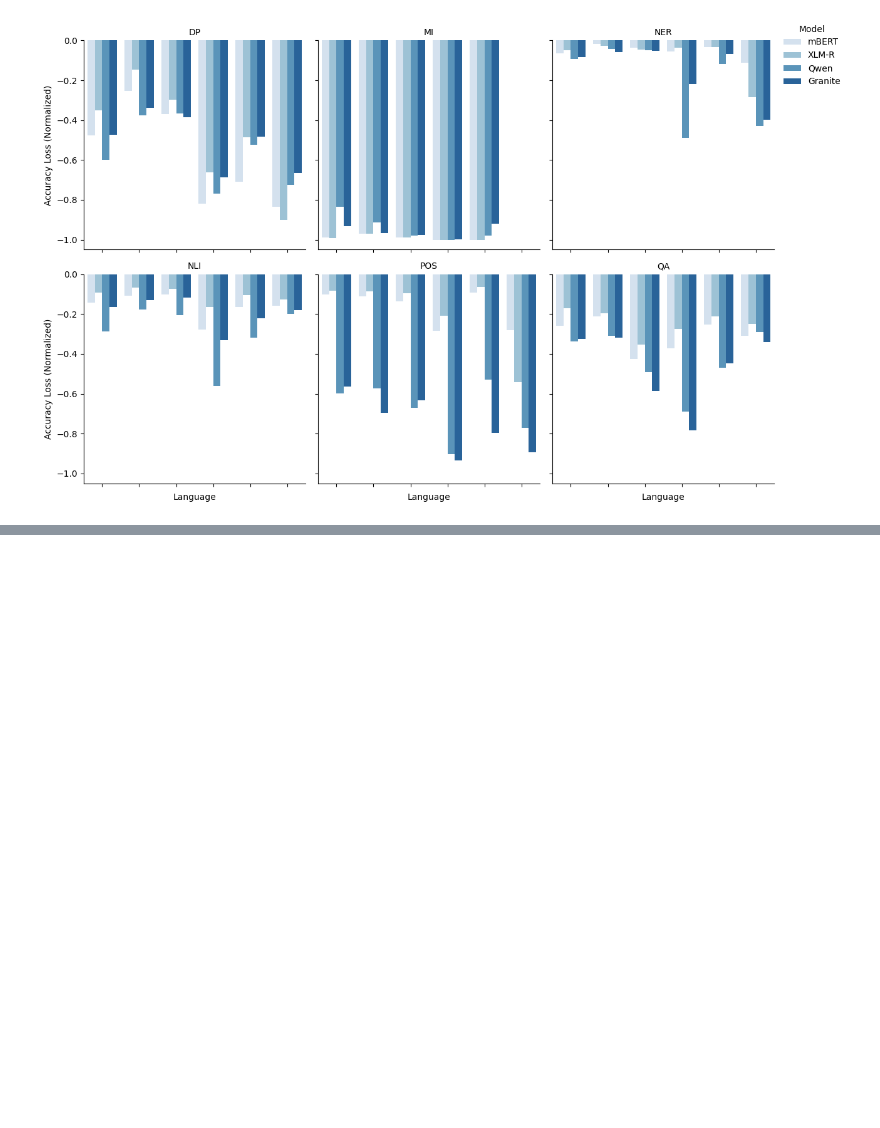
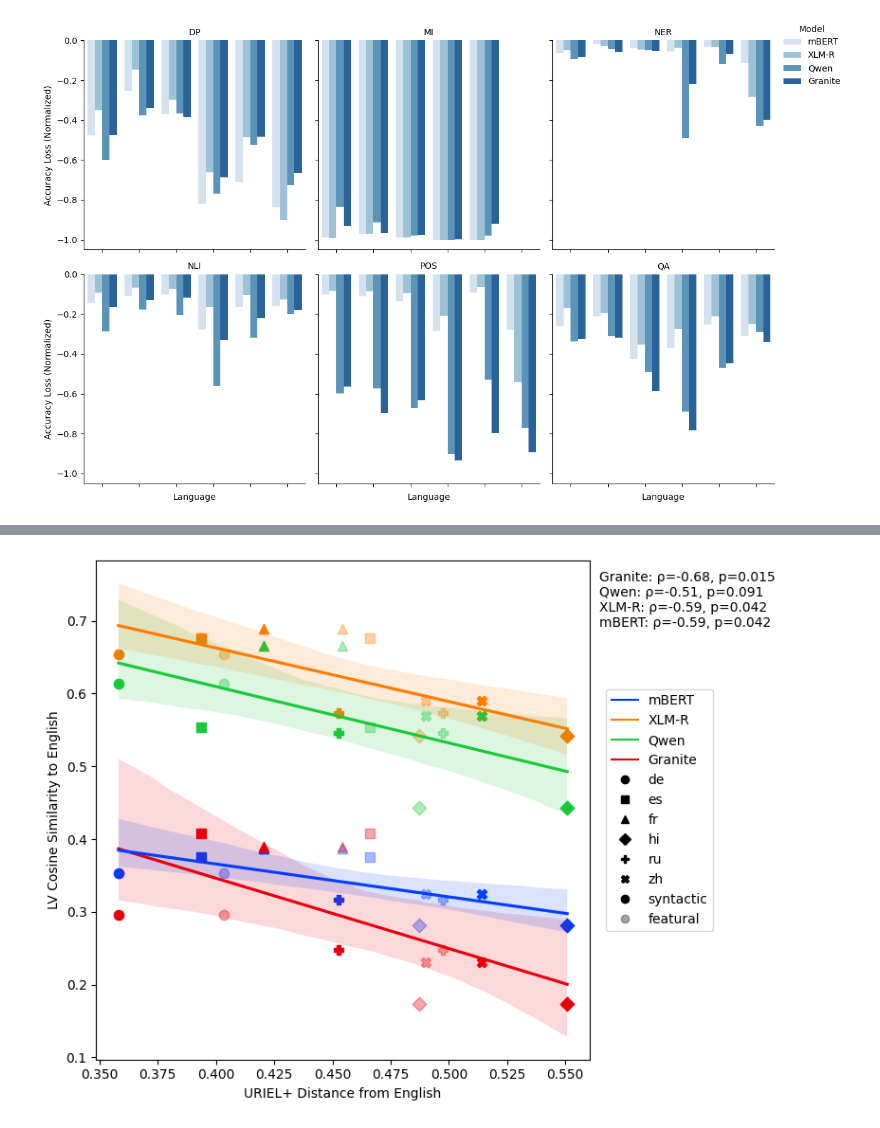
Before and after one commit to erafkin/xling_task_transfer, a Jupyter notebook: notebooks/figure_generation.ipynb, the cells around one changed output, grey strips where cells are left out. Cells and saved outputs as stored; diff of their text form; code cells hidden in the pictures; blank space fills up the shorter version.

```diff
--- a/notebooks/figure_generation.ipynb
+++ b/notebooks/figure_generation.ipynb
@@ -975,3 +597,101 @@ The `join` parameter is deprecated and will be removed in v0.15.0. You can remov
+# %%
+# shapes = language
+languages = sorted(df2["language"].unique())
+markers = ['o', 's', '^', 'D', 'P', 'X', 'v', '<', '>']
+marker_map = dict(zip(languages, markers))
+model_palette = dict(zip(df2["model"].unique(),
+                         sns.color_palette("bright",df2["model"].nunique())))
+# opacity = syntactic vs featural
+alpha_map = {
+    "syntactic": 1.0,
+    "featural": 0.35
+}
+
+fig, ax = plt.subplots(figsize=(8, 6))
+
+# points
+for _, row in df2.iterrows():
+    ax.scatter(
+        row["uriel"],
+        row["en_cossim"],
+        color=model_palette[row["model"]],
+        marker=marker_map[row["language"]],
+        alpha=alpha_map[row["type"]],
+        s=55
+    )
+
+# regression lines
+for model, subdf in df2.groupby("model"):
+    sns.regplot(
+        data=subdf,
+        x="uriel",
+        y="en_cossim",
+        scatter=False,
+        ax=ax,
+        color=model_palette[model],
+        label=model
+    )
+
+# correlations
+text = "\n".join(
+    f"{m}: ρ={r:.2f}, p={p:.2g}"
+    for m, (r, p) in correlations.items()
+)
+
+ax.text(
+    1.02, 0.98,
+    text,
+    transform=ax.transAxes,
+    va="top",
+    fontsize=10
+)
+
+# legends
+import matplotlib.lines as mlines
+
+model_order = ["mBERT", "XLM-R", "Qwen", "Granite"]
+
+model_handles = [
+    mlines.Line2D([], [], color=model_palette[m], label=m)
+    for m in model_order
+]
+
+lang_handles = [
+    mlines.Line2D(
+        [], [],
+        color="black",
+        marker=marker_map[l],
+        linestyle="None",
+        label=l
+    )
+    for l in languages
+]
+
+type_handles = [
+    mlines.Line2D(
+        [], [],
+        color="black",
+        marker='o',
+        linestyle="None",
+        alpha=alpha_map[t],
+        label=t
+    )
+    for t in alpha_map
+]
+
+ax.legend(
+    handles=model_handles + lang_handles + type_handles,
+    bbox_to_anchor=(1.02, 0.5),
+    loc="center left"
+)
+
+ax.set_xlabel("URIEL+ Distance from English")
+ax.set_ylabel("LV Cosine Similarity to English")
+
+plt.tight_layout()
+plt.show()
+# %% [output]
+[figure, added]
 # %%
 import seaborn as sns
 import matplotlib.pyplot as plt
```
Also changed, not shown: parts of 22 cells of this notebook, 9 other files.
